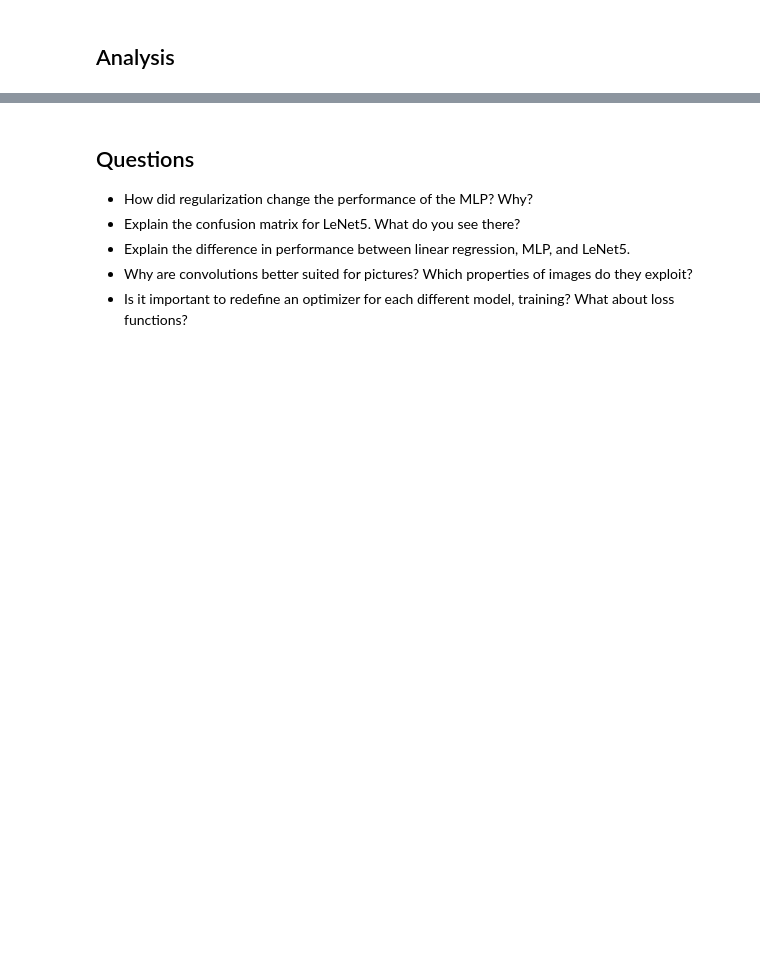
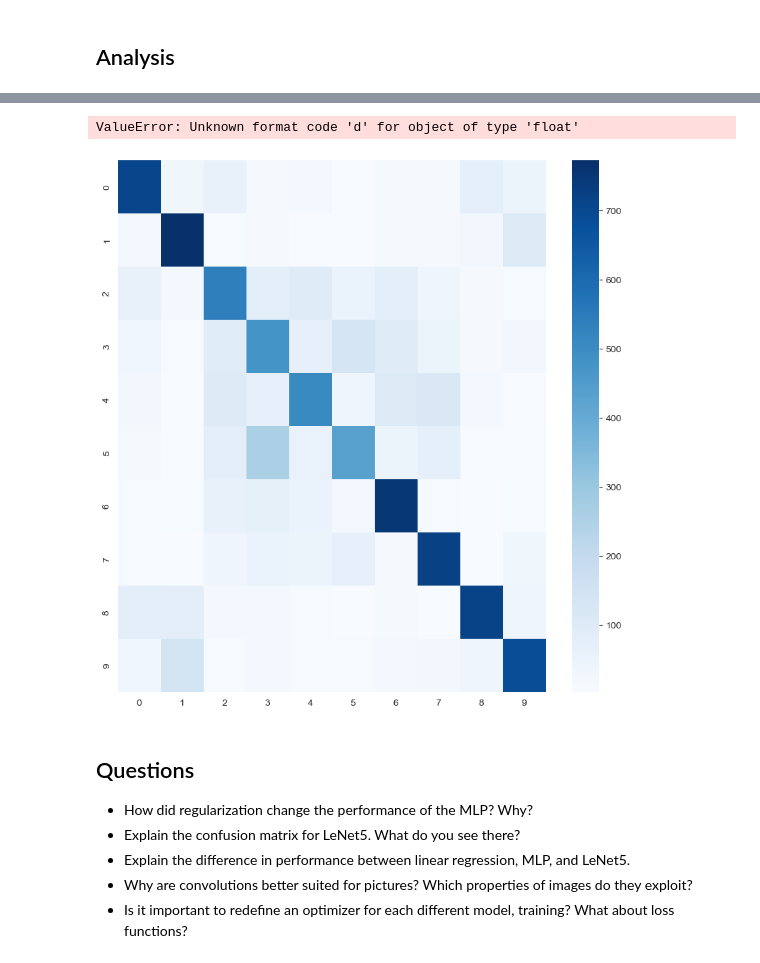
Before and after one commit to mak8427/Machine_Learning, a Jupyter notebook: 3_NAME1_NAME2_NAME3.ipynb, the cells around one changed output, grey strips where cells are left out. Cells and saved outputs as stored; diff of their text form; code cells hidden in the pictures; blank space fills up the shorter version.

```diff
--- a/3_NAME1_NAME2_NAME3.ipynb
+++ b/3_NAME1_NAME2_NAME3.ipynb
@@ -338,3 +459,28 @@ num_epochs = 20
+# %%
+## TODO: Plot the confusion matrix for LeNet5
+net.eval()  # set the model to evaluation mode
+predictions = []
+true_labels = []
+for images, labels in test_loader:
+    images = images.to(device)
+    labels = labels.to(device)
+    outputs = net(images)
+    _, predicted = torch.max(outputs.data, 1)
+    predictions.extend(predicted.cpu().numpy())
+    true_labels.extend(labels.cpu().numpy())
+
+# Plot confusion matrix
+import seaborn as sns
+confusion_matrix = calc_confusion_values(test_loader, net, device)
+plt.figure(figsize=(10,10))
+sns.heatmap(confusion_matrix, annot=True, fmt='d', cmap='Blues')
+plt.xlabel('Predicted')
+plt.ylabel('True')
+plt.title('Confusion matrix for LeNet5')
+plt.show()
+# %% [output]
+ValueError: Unknown format code 'd' for object of type 'float'
+[figure, added]
 # %% [markdown]
 ## Questions
 * How did regularization change the performance of the MLP? Why?
```
Also changed, not shown: parts of 27 cells of this notebook.
